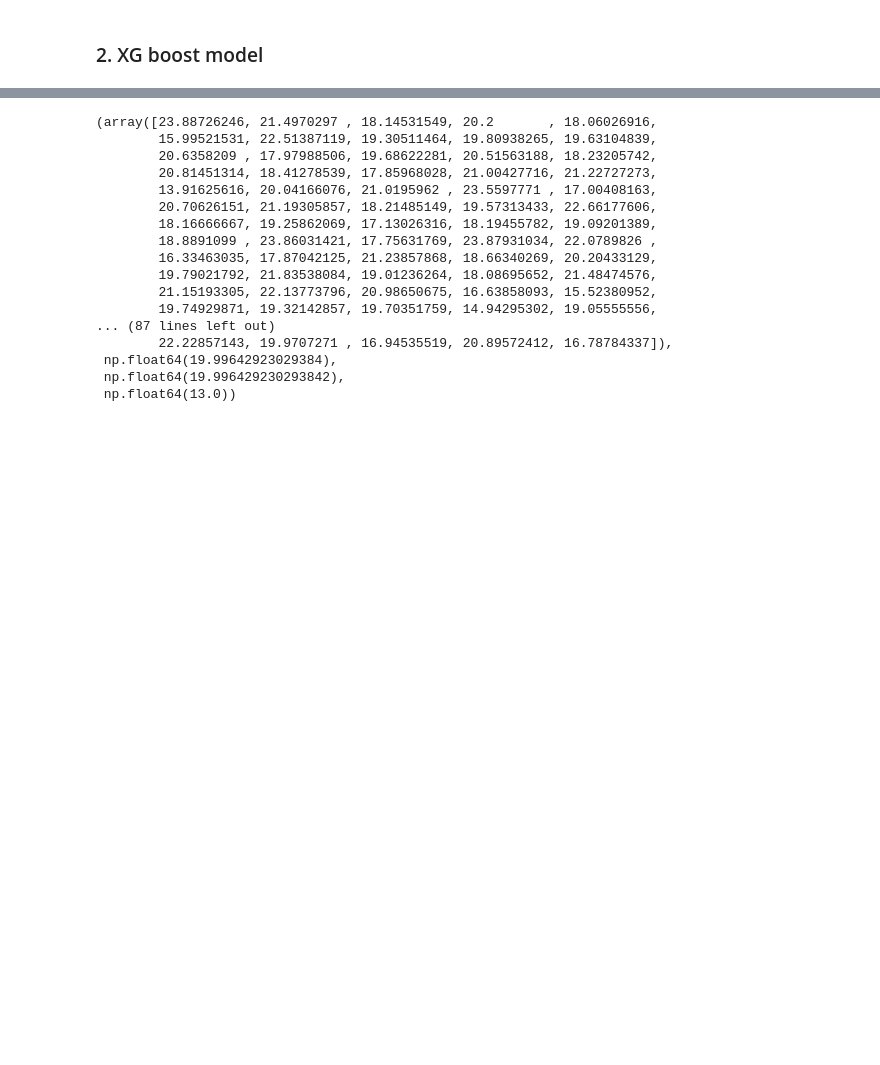
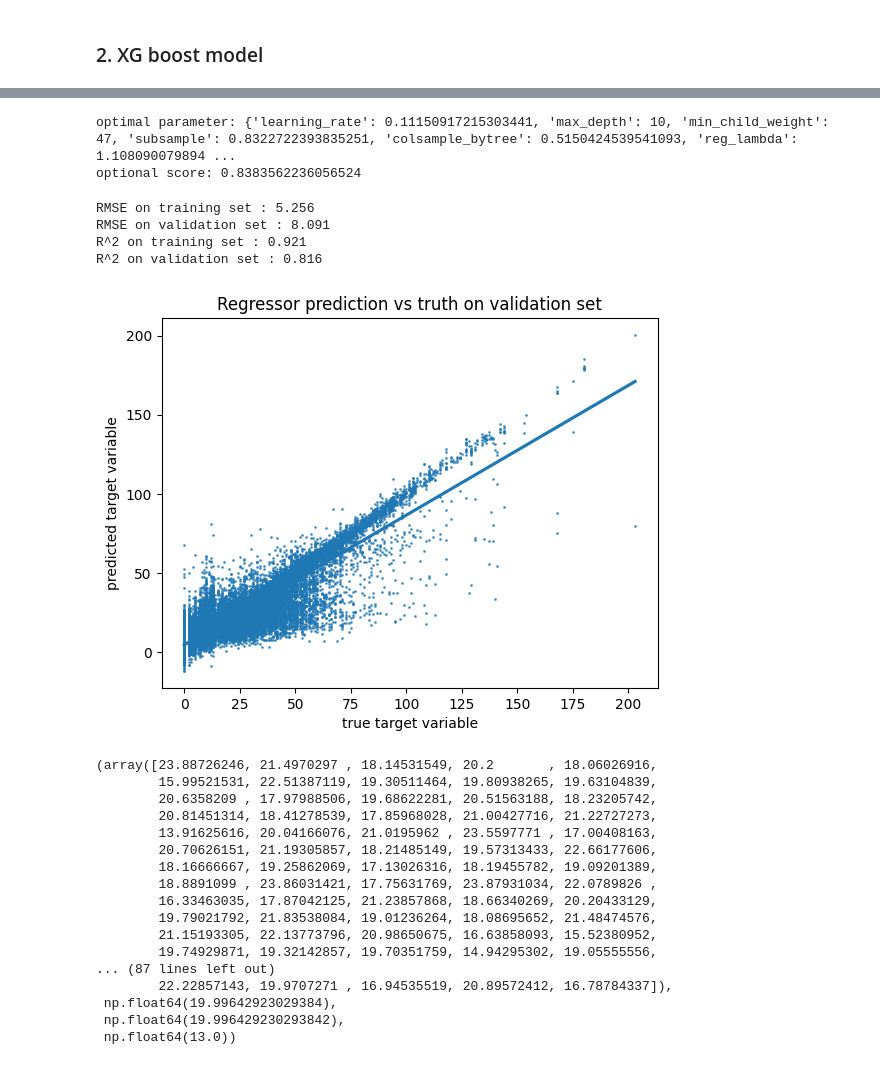
Before and after one commit to Mmmx09/Model-training---DOHMH-New-York-City-Restaurants-inspection-result, a Jupyter notebook: 3. Model training.ipynb, the cells around one changed output, grey strips where cells are left out. Saved outputs shown, nothing was run; the diff lists cells and outputs as text; code cells hidden in the pictures; blank space fills up the shorter version.

Commit message:
validate code

```diff
--- a/3. Model training.ipynb
+++ b/3. Model training.ipynb
@@ -207,5 +220,25 @@ print("Random Forest 最佳分数:", study.best_value)
 # %% [markdown]
 ### 2. XG boost model
+# %%
+def reg_perf(regressor, X_training, X_validation, y_true_training, y_true_validation, plot=True):
+
+    y_pred_training = regressor.predict(X_training)
+    y_pred_validation = regressor.predict(X_validation)
+    rmse_training = metrics.root_mean_squared_error(y_true_training, y_pred_training)
+    rmse_validation = metrics.root_mean_squared_error(y_true_validation, y_pred_validation)
+    r2_training = metrics.r2_score(y_true_training, y_pred_training)
+    r2_validation = metrics.r2_score(y_true_validation, y_pred_validation)
+    print("RMSE on training set : {:.3f}".format(rmse_training))
+    print("RMSE on validation set : {:.3f}".format(rmse_validation))
+    print("R^2 on training set : {:.3f}".format(r2_training))
+    print("R^2 on validation set : {:.3f}".format(r2_validation))
+
+    if plot:
+        sns.regplot(x=y_true_validation, y=y_pred_validation,  scatter_kws={'s': 1, 'alpha':0.7})
+        plt.xlabel("true target variable")
+        plt.ylabel("predicted target variable")
+        plt.title("Regressor prediction vs truth on validation set")
+        plt.show()
 # %%
 def objective_xgb(trial, X_train, y_train, X_val, y_val):
 
@@ -231,7 +264,6 @@ def objective_xgb(trial, X_train, y_train, X_val, y_val):
     model.fit(
         X_train, y_train,
         eval_set=[(X_val, y_val)],
-        early_stopping_rounds=50,
         verbose=False
     )
 
@@ -246,6 +296,33 @@ study_xgb.optimize(lambda trial: objective_xgb(trial, X_train, y_train, X_valid,
 # %%
-print("XGBoost 最佳参数:", study_xgb.best_params)
-print("XGBoost 最佳分数:", study_xgb.best_value)
+print("optimal parameter:", study_xgb.best_params)
+print("optional score:", study_xgb.best_value)
+# %% [output]
+optimal parameter: {'learning_rate': 0.11150917215303441, 'max_depth': 10, 'min_child_weight': 47, 'subsample': 0.8322722393835251, 'colsample_bytree': 0.5150424539541093, 'reg_lambda': 1.108090079894 ...
+optional score: 0.8383562236056524
+# %%
+model_xg_1 = XGBRegressor(
+    n_estimators = 800,
+    objective = 'reg:squarederror',
+    n_jobs = -1,
+    random_state = 42,
+    tree_method = 'hist',
+    learning_rate = 0.11150917215303441,
+    max_depth = 10,
+    min_child_weight = 47,
+    subsample = 0.5322722393835251,
+    colsample_bytree = 0.5150424539541093,
+    reg_lambda = 5.1080900798946567,
+    reg_alpha = 3.0840465968662536
+)
+
+model_xg_1.fit(X_train, y_train)
+reg_perf(model_xg_1, X_train, X_valid, y_train, y_valid, plot=True)
+# %% [output]
+RMSE on training set : 5.256
+RMSE on validation set : 8.091
+R^2 on training set : 0.921
+R^2 on validation set : 0.816
+[figure, added]
 # %%
 trees = model_2.estimators_
 point = [X_valid.iloc[0, :]]
```
Also changed, not shown: parts of 9 cells of this notebook, 1 other file.
